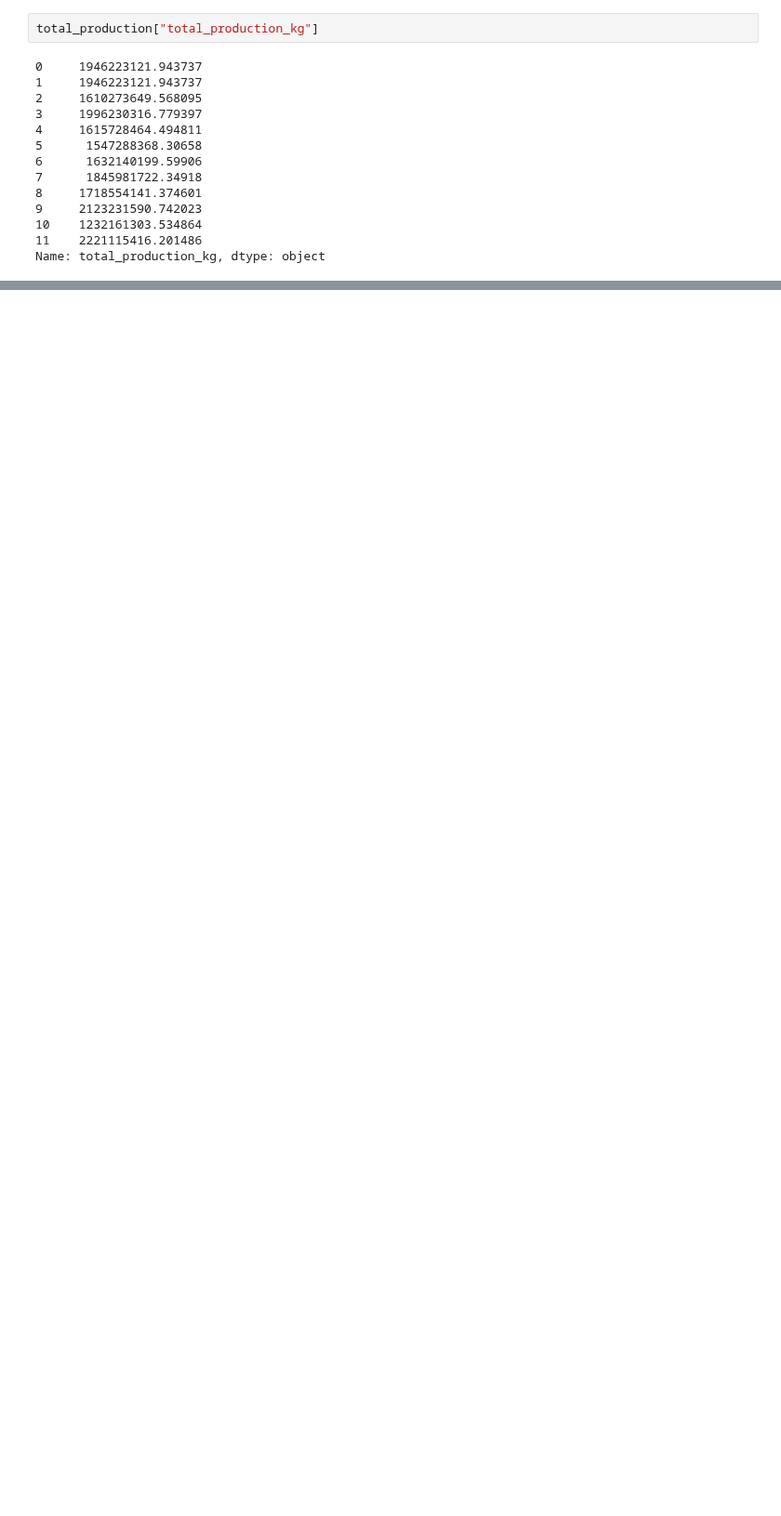
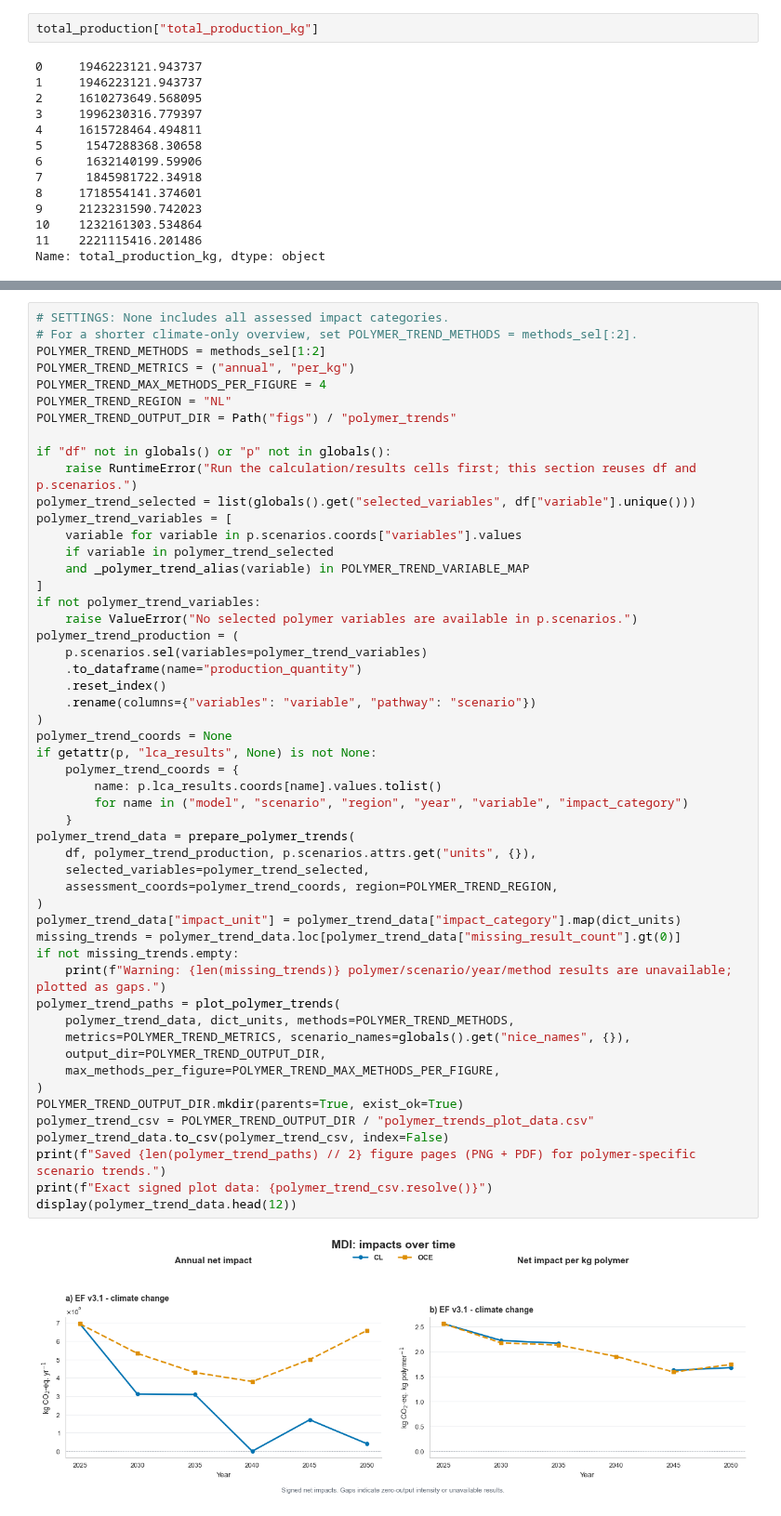
Before and after one commit to tomterlouw/lca_transience, a Jupyter notebook: 2_calc_impacts.ipynb, the cells around one changed output, grey strips where cells are left out. Shown at 93% size. Drawn from its saved outputs; the diff is of its cells as text; blank space fills up the shorter version.

```diff
--- a/2_calc_impacts.ipynb
+++ b/2_calc_impacts.ipynb
@@ -1641,0 +1977,54 @@ Name: total_production_kg, dtype: object
+# %%
+# SETTINGS: None includes all assessed impact categories.
+# For a shorter climate-only overview, set POLYMER_TREND_METHODS = methods_sel[:2].
+POLYMER_TREND_METHODS = methods_sel[1:2]
+POLYMER_TREND_METRICS = ("annual", "per_kg")
+POLYMER_TREND_MAX_METHODS_PER_FIGURE = 4
+POLYMER_TREND_REGION = "NL"
+POLYMER_TREND_OUTPUT_DIR = Path("figs") / "polymer_trends"
+
+if "df" not in globals() or "p" not in globals():
+    raise RuntimeError("Run the calculation/results cells first; this section reuses df and p.scenarios.")
+polymer_trend_selected = list(globals().get("selected_variables", df["variable"].unique()))
+polymer_trend_variables = [
+    variable for variable in p.scenarios.coords["variables"].values
+    if variable in polymer_trend_selected
+    and _polymer_trend_alias(variable) in POLYMER_TREND_VARIABLE_MAP
+]
+if not polymer_trend_variables:
+    raise ValueError("No selected polymer variables are available in p.scenarios.")
+polymer_trend_production = (
+    p.scenarios.sel(variables=polymer_trend_variables)
+    .to_dataframe(name="production_quantity")
+    .reset_index()
+    .rename(columns={"variables": "variable", "pathway": "scenario"})
+)
+polymer_trend_coords = None
+if getattr(p, "lca_results", None) is not None:
+    polymer_trend_coords = {
+        name: p.lca_results.coords[name].values.tolist()
+        for name in ("model", "scenario", "region", "year", "variable", "impact_category")
+    }
+polymer_trend_data = prepare_polymer_trends(
+    df, polymer_trend_production, p.scenarios.attrs.get("units", {}),
+    selected_variables=polymer_trend_selected,
+    assessment_coords=polymer_trend_coords, region=POLYMER_TREND_REGION,
+)
+polymer_trend_data["impact_unit"] = polymer_trend_data["impact_category"].map(dict_units)
+missing_trends = polymer_trend_data.loc[polymer_trend_data["missing_result_count"].gt(0)]
+if not missing_trends.empty:
+    print(f"Warning: {len(missing_trends)} polymer/scenario/year/method results are unavailable; plotted as gaps.")
+polymer_trend_paths = plot_polymer_trends(
+    polymer_trend_data, dict_units, methods=POLYMER_TREND_METHODS,
+    metrics=POLYMER_TREND_METRICS, scenario_names=globals().get("nice_names", {}),
+    output_dir=POLYMER_TREND_OUTPUT_DIR,
+    max_methods_per_figure=POLYMER_TREND_MAX_METHODS_PER_FIGURE,
+)
+POLYMER_TREND_OUTPUT_DIR.mkdir(parents=True, exist_ok=True)
+polymer_trend_csv = POLYMER_TREND_OUTPUT_DIR / "polymer_trends_plot_data.csv"
+polymer_trend_data.to_csv(polymer_trend_csv, index=False)
+print(f"Saved {len(polymer_trend_paths) // 2} figure pages (PNG + PDF) for polymer-specific scenario trends.")
+print(f"Exact signed plot data: {polymer_trend_csv.resolve()}")
+display(polymer_trend_data.head(12))
+# %% [output]
+[figure, added]
```
Also changed, not shown: parts of 13 cells of this notebook, 37 other files.
